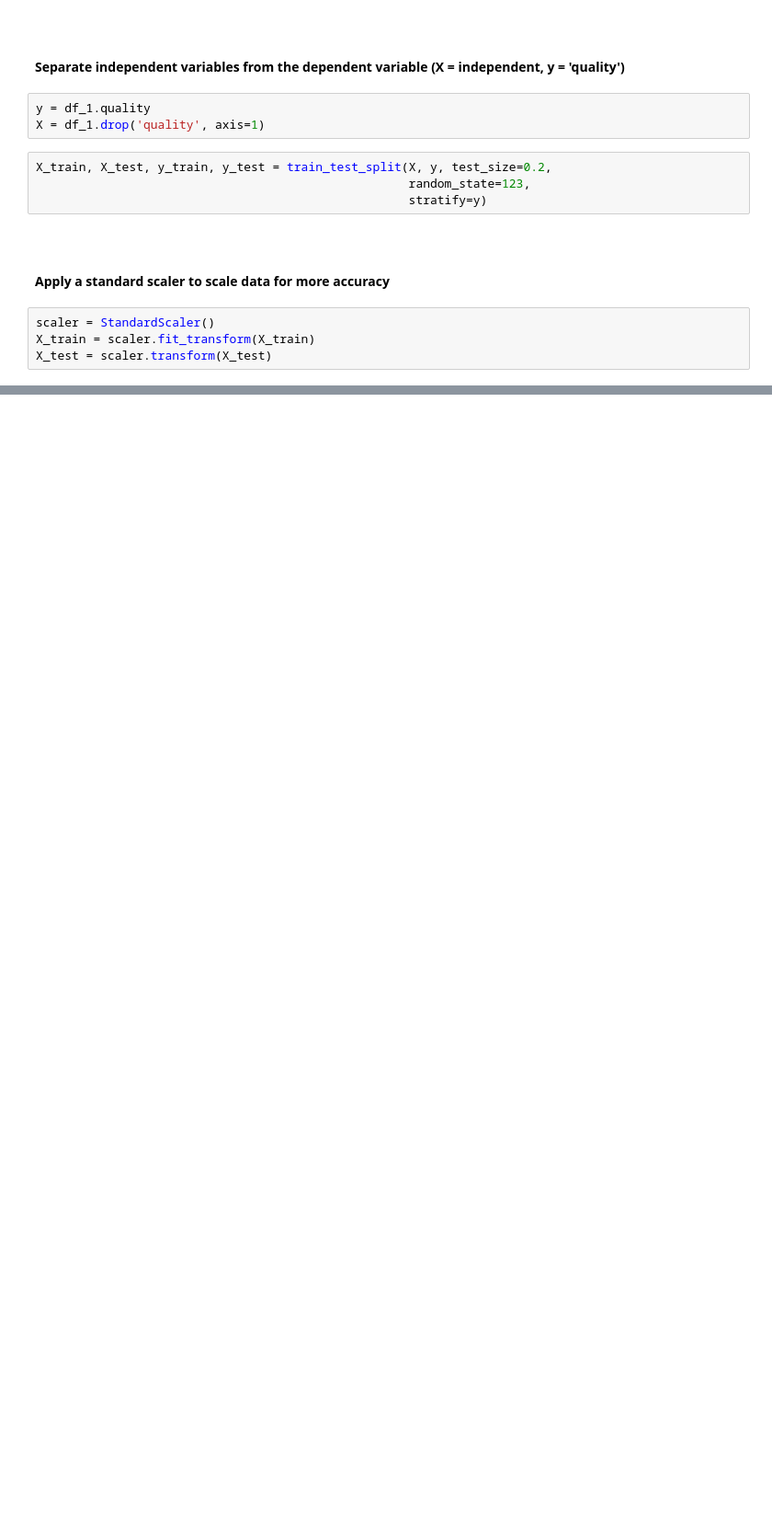
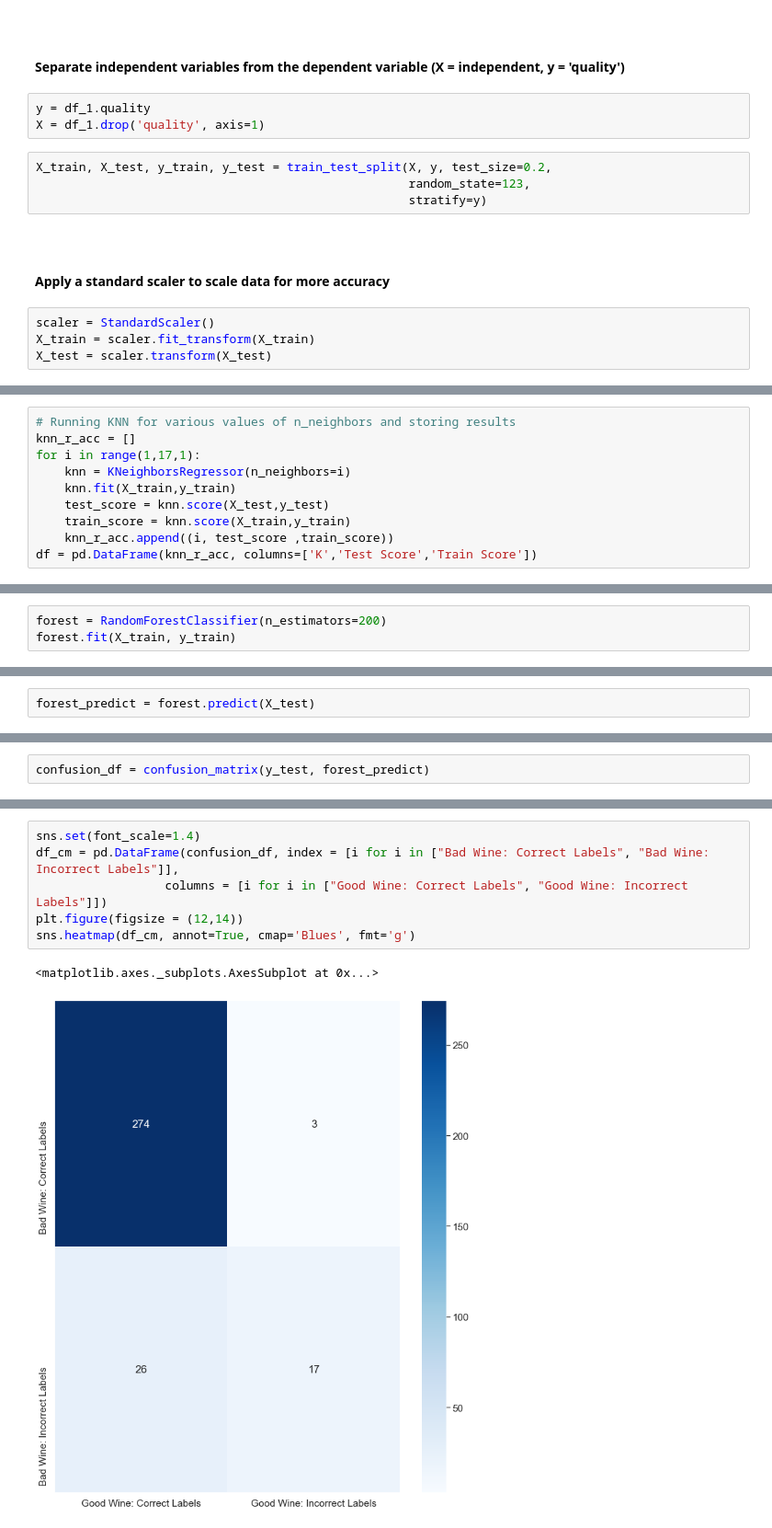
Before and after one commit to PJFinnerty/Machine-Learning-and-Statistics, a Jupyter notebook: SciKit Learn.ipynb, the cells around one changed output, grey strips where cells are left out. Shown: that part at 92% size. Cells and saved outputs as stored; diff of their text form; blank space fills up the shorter version.

```diff
--- a/SciKit Learn.ipynb
+++ b/SciKit Learn.ipynb
@@ -665,0 +750,10 @@ X_test = scaler.transform(X_test)
+# %%
+# Running KNN for various values of n_neighbors and storing results
+knn_r_acc = []
+for i in range(1,17,1):
+    knn = KNeighborsRegressor(n_neighbors=i)
+    knn.fit(X_train,y_train)
+    test_score = knn.score(X_test,y_test)
+    train_score = knn.score(X_train,y_train)
+    knn_r_acc.append((i, test_score ,train_score))
+df = pd.DataFrame(knn_r_acc, columns=['K','Test Score','Train Score'])
@@ -665,0 +792,3 @@ X_test = scaler.transform(X_test)
+# %%
+forest = RandomForestClassifier(n_estimators=200)
+forest.fit(X_train, y_train)
@@ -665,0 +801,2 @@ X_test = scaler.transform(X_test)
+# %%
+forest_predict = forest.predict(X_test)
@@ -665,0 +824,2 @@ X_test = scaler.transform(X_test)
+# %%
+confusion_df = confusion_matrix(y_test, forest_predict)
@@ -665,0 +828,9 @@ X_test = scaler.transform(X_test)
+# %%
+sns.set(font_scale=1.4)
+df_cm = pd.DataFrame(confusion_df, index = [i for i in ["Bad Wine: Correct Labels", "Bad Wine: Incorrect Labels"]],
+                  columns = [i for i in ["Good Wine: Correct Labels", "Good Wine: Incorrect Labels"]])
+plt.figure(figsize = (12,14))
+sns.heatmap(df_cm, annot=True, cmap='Blues', fmt='g')
+# %% [output]
+<matplotlib.axes._subplots.AxesSubplot at 0x...>
+[figure, added]
```
Also changed, not shown: parts of 42 cells of this notebook.
